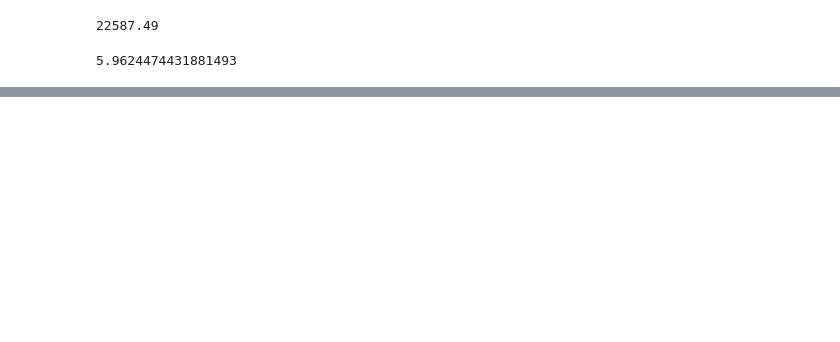
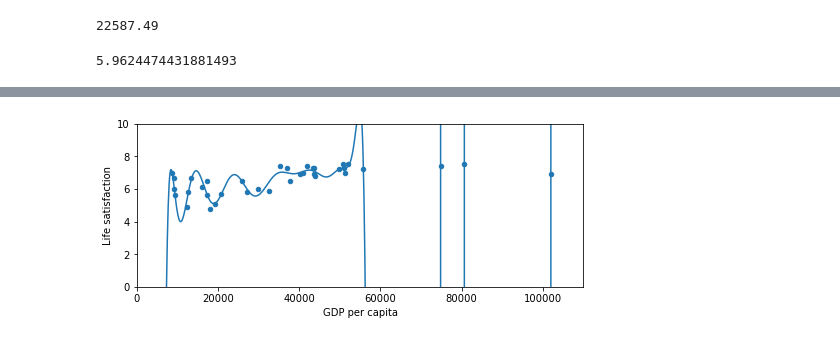
Before and after one commit to liu044100/handson-ml, a Jupyter notebook: test.ipynb, the cells around one changed output, grey strips where cells are left out. Saved outputs shown, nothing was run; the diff lists cells and outputs as text; code cells hidden in the pictures; blank space fills up the shorter version.

```diff
--- a/test.ipynb
+++ b/test.ipynb
@@ -61,0 +95,7 @@ cyprus_predicted_life_satisfaction[0][0]
+# %%
+datapath = "datasets/lifesat/"
+
+oecd_bli = pd.read_csv(datapath+"oecd_bli_2015.csv", thousands=',')
+oecd_bli = oecd_bli[oecd_bli["INEQUALITY"]=="TOT"]
+oecd_bli = oecd_bli.pivot(index="Country", columns="Indicator", values="Value")
+oecd_bli.head(2)
@@ -61,0 +108,25 @@ cyprus_predicted_life_satisfaction[0][0]
+# %%
+full_country_stats = pd.merge(left=oecd_bli, right=gdp_per_capita, left_index=True, right_index=True)
+full_country_stats.sort_values(by="GDP per capita", inplace=True)
+# %%
+full_country_stats.plot(kind='scatter', x="GDP per capita", y='Life satisfaction', figsize=(8,3))
+plt.axis([0, 110000, 0, 10])
+
+from sklearn import preprocessing
+from sklearn import pipeline
+
+poly = preprocessing.PolynomialFeatures(degree=60, include_bias=False)
+scaler = preprocessing.StandardScaler()
+lin_reg2 = linear_model.LinearRegression()
+
+Xfull = np.c_[full_country_stats["GDP per capita"]]
+yfull = np.c_[full_country_stats["Life satisfaction"]]
+X=np.linspace(0, 110000, 1000)
+
+pipeline_reg = pipeline.Pipeline([('poly', poly), ('scal', scaler), ('lind', lin_reg2)])
+pipeline_reg.fit(Xfull, yfull)
+curve = pipeline_reg.predict(X[:, np.newaxis])
+plt.plot(X, curve)
+plt.show()
+# %% [output]
+[figure, added]
```
Also changed, not shown: parts of 2 cells of this notebook.
